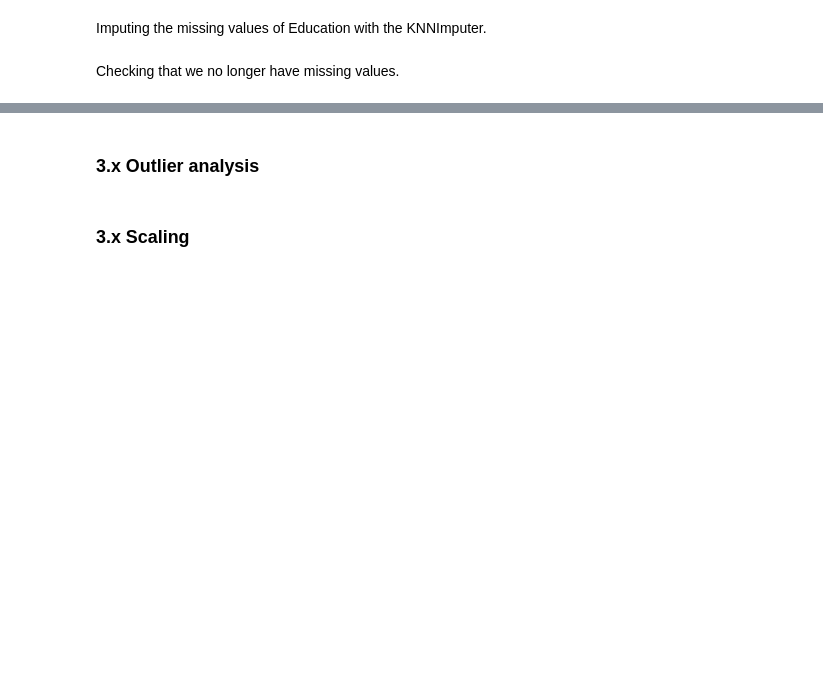
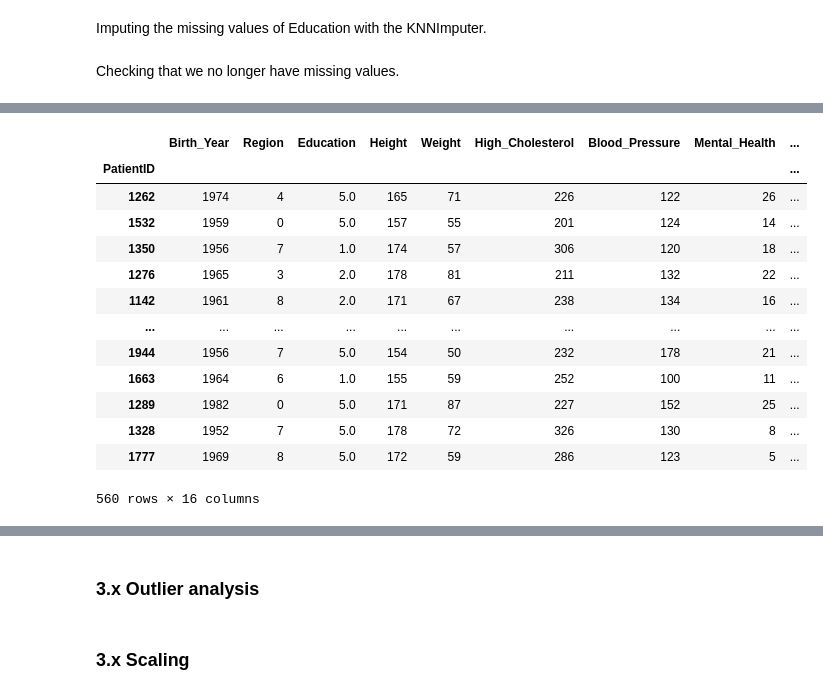
Before and after one commit to filipedias18/Project-ML-2022_2023, a Jupyter notebook: ProjetoFinal_ML_v1.ipynb, the cells around one changed output, grey strips where cells are left out. Saved outputs shown, nothing was run; the diff lists cells and outputs as text; code cells hidden in the pictures; blank space fills up the shorter version.

```diff
--- a/ProjetoFinal_ML_v1.ipynb
+++ b/ProjetoFinal_ML_v1.ipynb
@@ -727,0 +782,19 @@ dtype: int64
+# %%
+x_train = x_train.drop('Name', axis = 1)
+
+x_train
+# %% [output]
+|  | Birth_Year | Region | Education | Height | Weight | High_Cholesterol | Blood_Pressure | Mental_Health | ... |
+| PatientID |  |  |  |  |  |  |  |  | ... |
+| 1262 | 1974 | 4 | 5.0 | 165 | 71 | 226 | 122 | 26 | ... |
+| 1532 | 1959 | 0 | 5.0 | 157 | 55 | 201 | 124 | 14 | ... |
+| 1350 | 1956 | 7 | 1.0 | 174 | 57 | 306 | 120 | 18 | ... |
+| 1276 | 1965 | 3 | 2.0 | 178 | 81 | 211 | 132 | 22 | ... |
+| 1142 | 1961 | 8 | 2.0 | 171 | 67 | 238 | 134 | 16 | ... |
+| ... | ... | ... | ... | ... | ... | ... | ... | ... | ... |
+| 1944 | 1956 | 7 | 5.0 | 154 | 50 | 232 | 178 | 21 | ... |
+| 1663 | 1964 | 6 | 1.0 | 155 | 59 | 252 | 100 | 11 | ... |
+| 1289 | 1982 | 0 | 5.0 | 171 | 87 | 227 | 152 | 25 | ... |
+| 1328 | 1952 | 7 | 5.0 | 178 | 72 | 326 | 130 | 8 | ... |
+| 1777 | 1969 | 8 | 5.0 | 172 | 59 | 286 | 123 | 5 | ... |
+560 rows × 16 columns
```
Also changed, not shown: parts of 36 cells of this notebook.
